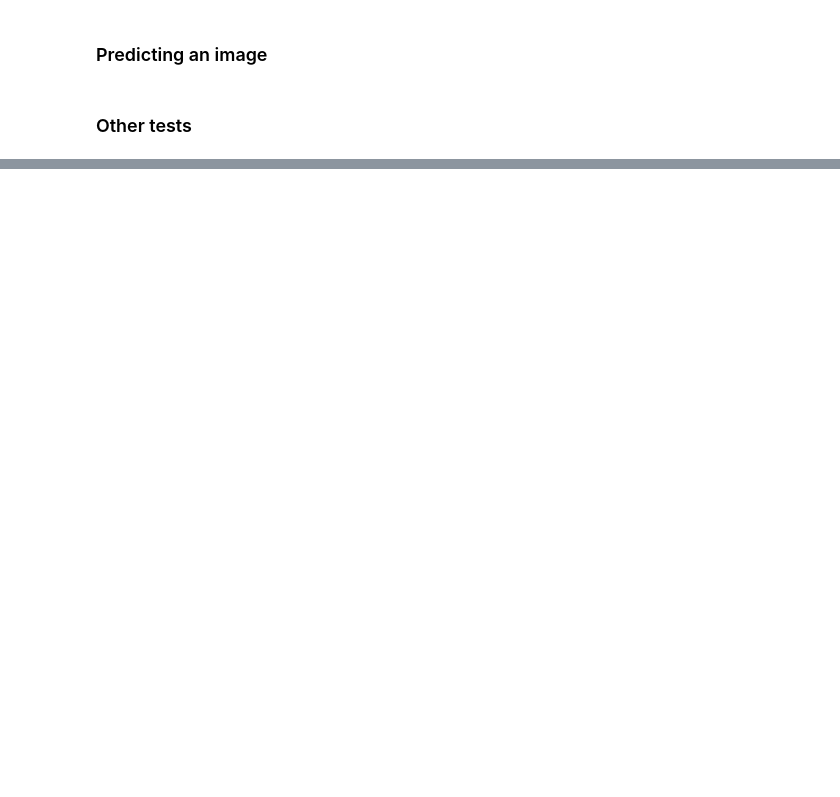
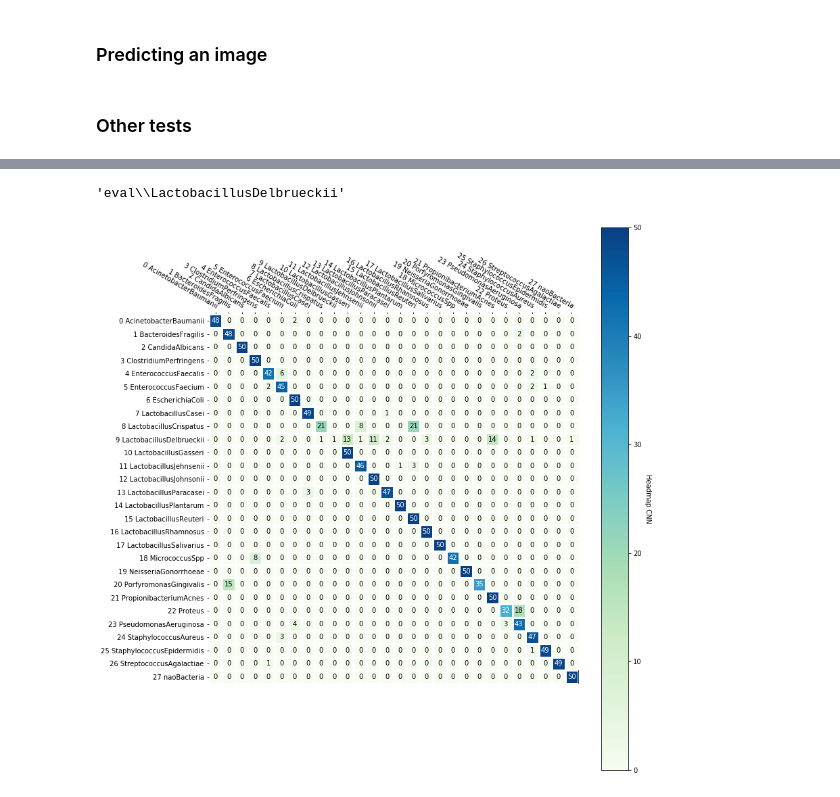
Before and after one commit to evertongmdr/CNN-PROJETO, a Jupyter notebook: CNN.ipynb, the cells around one changed output, grey strips where cells are left out. Cells and saved outputs as stored; diff of their text form; code cells hidden in the pictures; blank space fills up the shorter version.

```diff
--- a/CNN.ipynb
+++ b/CNN.ipynb
@@ -119,7 +108,7 @@ model.compile(optimizer=opt,loss='categorical_crossentropy',metrics=['accuracy']
 ### Load Weights
 # %%
 try:
-    model.load_weights(filepath='{} peso.hdf5'.format(model_label))
+    model.load_weights(filepath='pesos_rocket/peso_rocket.30-0.593.hdf5'.format(model_label))
     print("Loaded")
 except Exception as ex:
     print(ex)
@@ -137,4 +138,4 @@ if not os.path.exists(dir_pesos):
 tensorboard = TensorBoard(log_dir="tensorborad//{}".format(time.time()))
 checkpoint = ModelCheckpoint(filepath=dir_pesos+'/peso_'+model_label +'.{epoch:02d}-{val_loss:.3f}.hdf5',monitor='val_acc',verbose=1,mode = 'max')
 
-model.fit(x=x_train,y=y_train,batch_size=90,epochs=25,validation_data=(x_test,y_test),callbacks=[checkpoint,tensorboard])
+#model.fit(x=x_train,y=y_train,batch_size=90,epochs=25,validation_data=(x_test,y_test),callbacks=[checkpoint,tensorboard])
@@ -183,18 +173,0 @@ def open_img(path,w=512,h=383):
-# %%
-import imghdr,os
-
-PATH = "./IMG_Test/"
-for root,_,files in os.walk(PATH):
-    for filename in files:
-        x = os.path.join(root,filename)
-        if os.path.isfile(x) :
-            isImg = imghdr.what(x)
-            if isImg:
-                img = open_img(x)
-                img =cv.cvtColor(img,cv.COLOR_RGB2GRAY)
-                img =cv.cvtColor(img,cv.COLOR_GRAY2RGB)
-
-                number,percent,c = predict(img)
-                plt.figure()
-                plt.title("{i} Number:{n}\n{p}%".format(i=number,n=c,p=percent))
-                plt.imshow(img)
@@ -200,0 +176,6 @@ for root,_,files in os.walk(PATH):
+# %%
+y_pred = predict()
+
+print(classification_report(np.argmax(y_ev,axis=1), y_pred))
+conf = confusion_matrix(np.argmax(y_ev,axis=1), y_pred)
+print(conf)
@@ -200,0 +200,4 @@ for root,_,files in os.walk(PATH):
+# %%
+ev_classes[9]
+# %% [output]
+'eval\\LactobacillusDelbrueckii'
@@ -200,0 +251,17 @@ for root,_,files in os.walk(PATH):
+# %%
+cls =[]
+
+for i in range(len(ev_classes)):
+    c = ev_classes[i]
+    cls.append("{} {}".format(i,c.split("\\")[-1]))
+
+plt.rcParams["figure.figsize"] = (12,12)
+
+fig, ax = plt.subplots()
+
+im, cbar = heatmap(conf,cls, cls, ax=ax,cmap="GnBu", cbarlabel="Headmap CNN")
+
+fig.tight_layout()
+plt.show()
+# %% [output]
+[figure, added]
```
Also changed, not shown: parts of 14 cells of this notebook, 3 other files.
